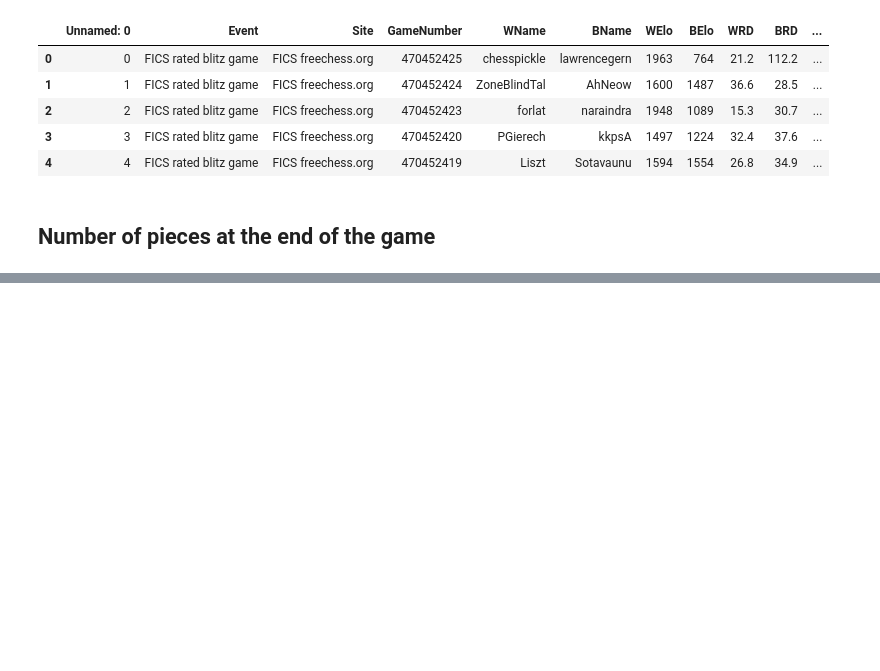
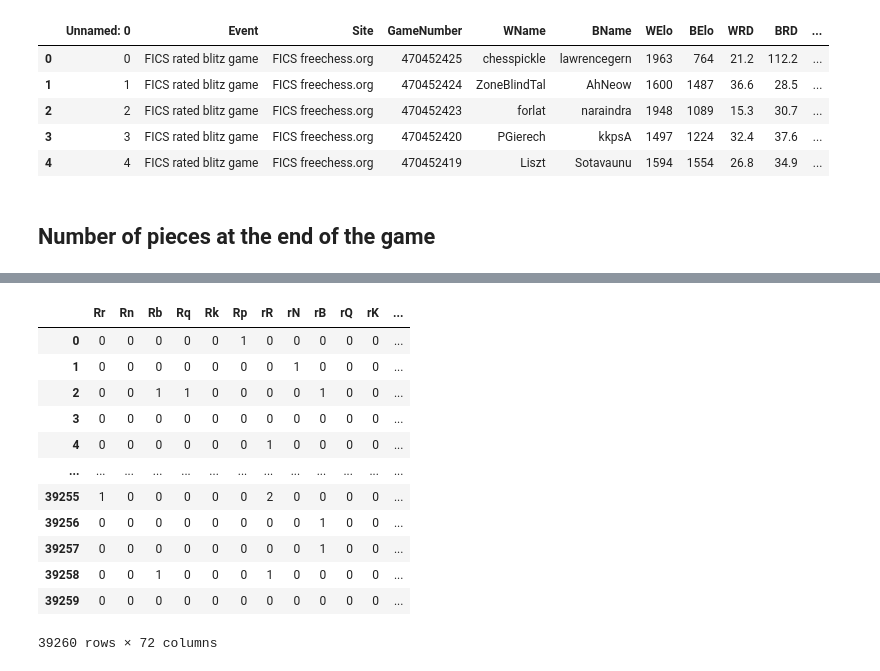
Before and after one commit to Lux040899/MAST30034-Team-Project, a Jupyter notebook: Feature.ipynb, the cells around one changed output, grey strips where cells are left out. Drawn from its saved outputs; the diff is of its cells as text; code cells hidden in the pictures; blank space fills up the shorter version.

```diff
--- a/Feature.ipynb
+++ b/Feature.ipynb
@@ -60,2 +65,2 @@ df["WPiecesCount"] = 16-df["BCaptureMovesCount"]
 # %%
-df["BPiecesCount"] = 16-df["WCaptureMovesCount"]
+df["BPiecesCount"] = np.abs(df["WCaptureMovesCount"].subtract(16))
@@ -63,0 +81,30 @@ df["BPiecesCount"] = 16-df["WCaptureMovesCount"]
+# %%
+def pairCaptureDict(WMoves, BMoves):
+#     Dictionary to store count
+    captureCount = dict()
+    for attacker in chess.UNICODE_PIECE_SYMBOLS.keys():
+        for captured in chess.UNICODE_PIECE_SYMBOLS.keys():
+            key = attacker+captured
+            if (not key.isupper()) and (not key.islower()):
+                captureCount[key] = 0
+
+
+    board = chess.Board()
+ # zipping all the moves and merging into one list
+    allMoves = zip(WMoves, BMoves)
+    zippedMoves = list(chain.from_iterable(allMoves))
+
+    for move in zippedMoves:
+        if board.is_capture(board.parse_san(move)):
+            moveInUCI = board.uci(board.parse_san(move))
+#                 print("move:",move)
+            attackerPosition, capturedPosition = moveInUCI[:2], moveInUCI[2:4]
+#                 print("ap,cp:"+attackerPosition, capturedPosition)
+            attacker = board.piece_at(chess.SQUARE_NAMES.index(attackerPosition))
+            captured = board.piece_at(chess.SQUARE_NAMES.index(capturedPosition))
+#                 print("a,c:",attacker,captured)
+            key = (str(attacker)+str(captured))
+            if (key in captureCount.keys()):
+                    captureCount[key] += 1
+        board.push_san(move)
+    return captureCount
@@ -63,0 +147,2 @@ df["BPiecesCount"] = 16-df["WCaptureMovesCount"]
+# %%
+df['pairCaptureDict'] = df.apply(lambda x: pairCaptureDict(x.WMoves, x.BMoves), axis=1)
@@ -63,0 +158,18 @@ df["BPiecesCount"] = 16-df["WCaptureMovesCount"]
+# %%
+new_df = pd.DataFrame(list(df["pairCaptureDict"]))
+# %%
+new_df
+# %% [output]
+|  | Rr | Rn | Rb | Rq | Rk | Rp | rR | rN | rB | rQ | rK | ... |
+| 0 | 0 | 0 | 0 | 0 | 0 | 1 | 0 | 0 | 0 | 0 | 0 | ... |
+| 1 | 0 | 0 | 0 | 0 | 0 | 0 | 0 | 1 | 0 | 0 | 0 | ... |
+| 2 | 0 | 0 | 1 | 1 | 0 | 0 | 0 | 0 | 1 | 0 | 0 | ... |
+| 3 | 0 | 0 | 0 | 0 | 0 | 0 | 0 | 0 | 0 | 0 | 0 | ... |
+| 4 | 0 | 0 | 0 | 0 | 0 | 0 | 1 | 0 | 0 | 0 | 0 | ... |
+| ... | ... | ... | ... | ... | ... | ... | ... | ... | ... | ... | ... | ... |
+| 39255 | 1 | 0 | 0 | 0 | 0 | 0 | 2 | 0 | 0 | 0 | 0 | ... |
+| 39256 | 0 | 0 | 0 | 0 | 0 | 0 | 0 | 0 | 1 | 0 | 0 | ... |
+| 39257 | 0 | 0 | 0 | 0 | 0 | 0 | 0 | 0 | 1 | 0 | 0 | ... |
+| 39258 | 0 | 0 | 1 | 0 | 0 | 0 | 1 | 0 | 0 | 0 | 0 | ... |
+| 39259 | 0 | 0 | 0 | 0 | 0 | 0 | 0 | 0 | 0 | 0 | 0 | ... |
+39260 rows × 72 columns
```
Also changed, not shown: parts of 12 cells of this notebook.
